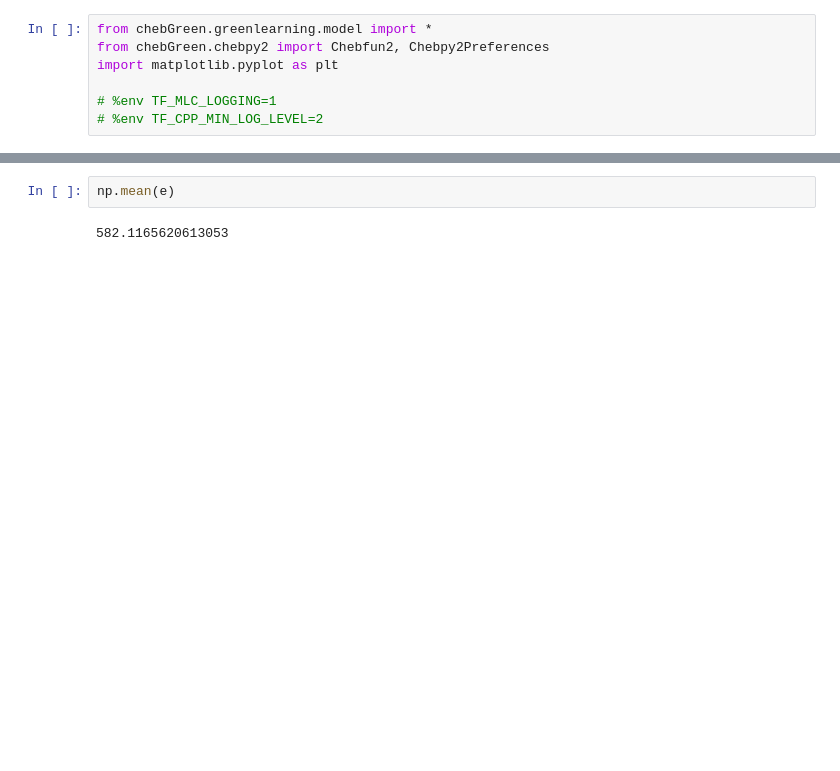
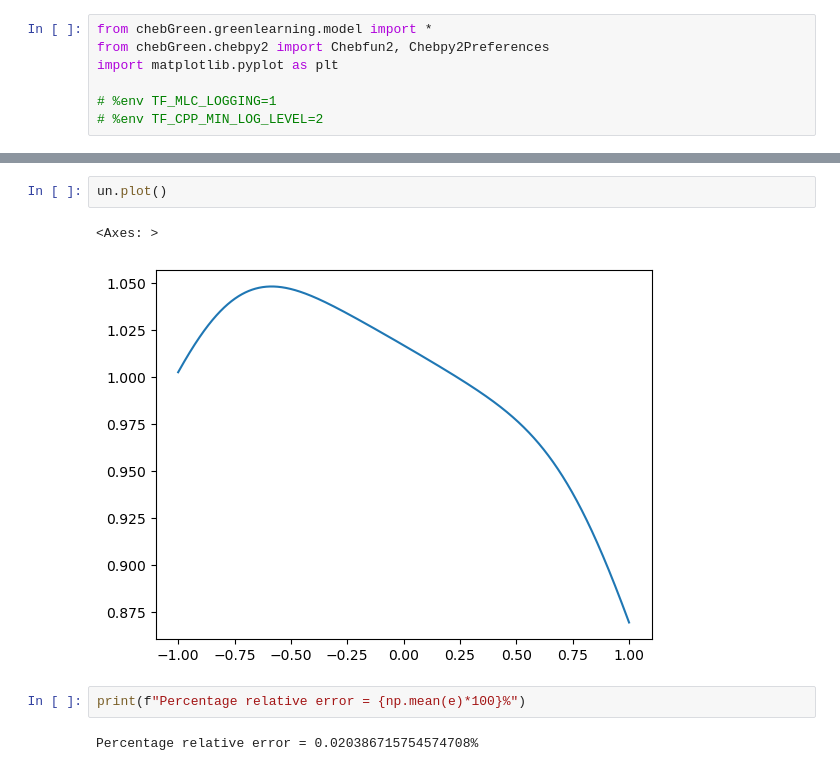
Before and after one commit to hsharsh/chebgreen, a Jupyter notebook: main/errorcompute.ipynb, the cells around one changed output, grey strips where cells are left out. Cells and saved outputs as stored; diff of their text form; blank space fills up the shorter version.

```diff
--- a/main/errorcompute.ipynb
+++ b/main/errorcompute.ipynb
@@ -61,4 +99,9 @@ print(e)
-# %%
-np.mean(e)
-# %% [output]
-582.1165620613053
+# %%
+un.plot()
+# %% [output]
+<Axes: >
+[figure, added]
+# %%
+print(f"Percentage relative error = {np.mean(e)*100}%")
+# %% [output]
+Percentage relative error = 0.020386715754574708%
```
Also changed, not shown: parts of 15 cells of this notebook, 43 other files.
